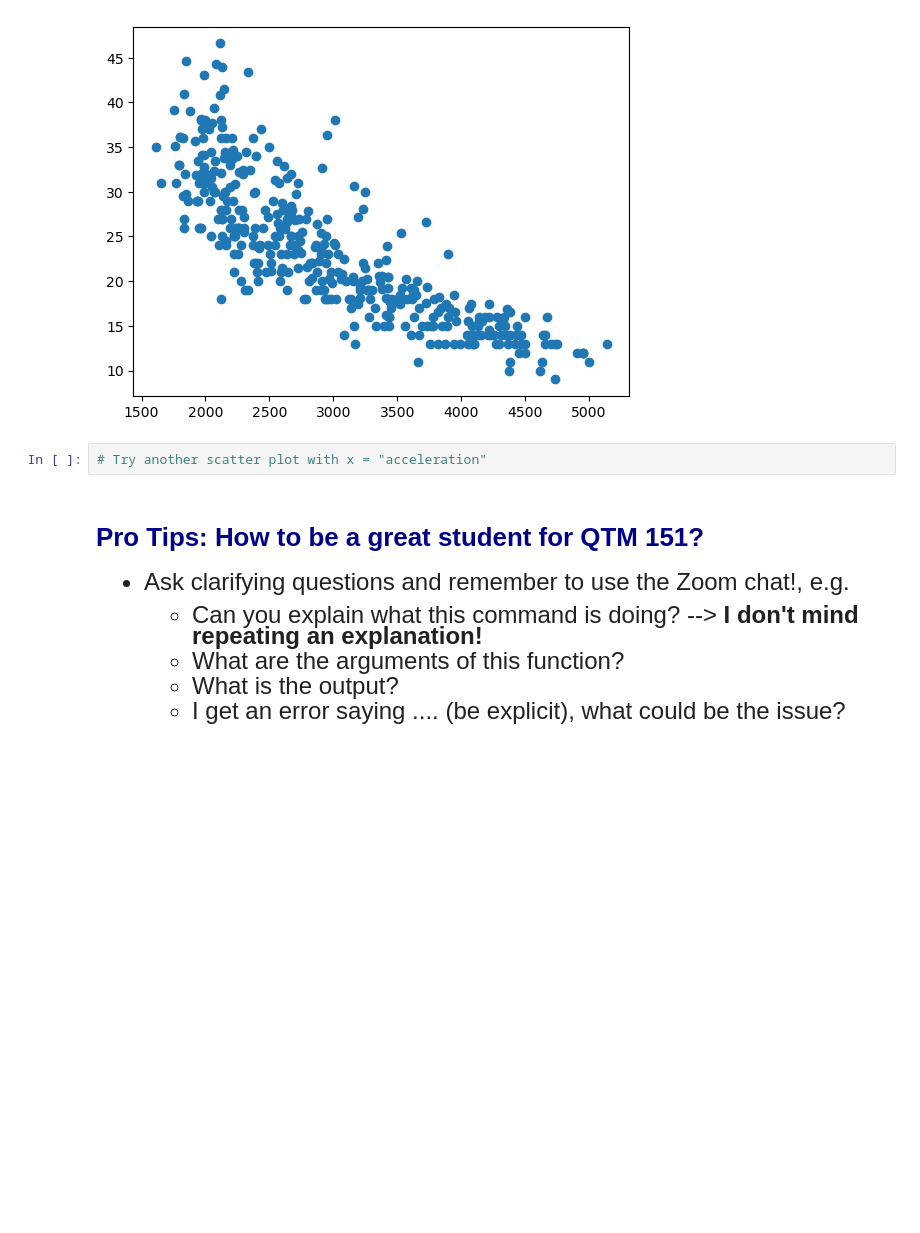
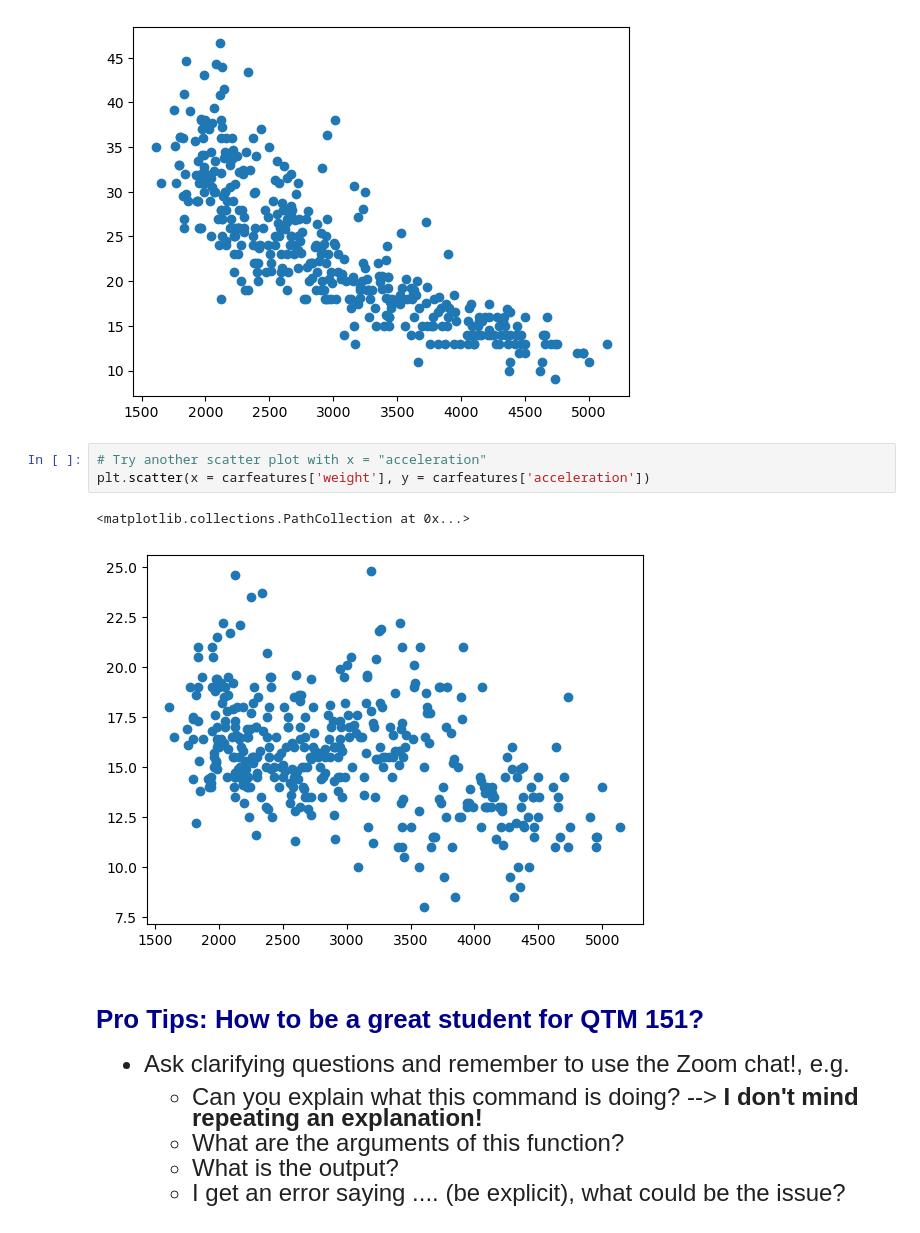
Before and after one commit to howiebrown/qtm151_fall_2023, a Jupyter notebook: lecture_01/Lecture1.ipynb, the cells around one changed output. Drawn from its saved outputs; the diff is of its cells as text; blank space fills up the shorter version.

```diff
--- a/lecture_01/Lecture1.ipynb
+++ b/lecture_01/Lecture1.ipynb
@@ -261,6 +276,10 @@ plt.show()
 [figure]
 # %%
 # Try another scatter plot with x = "acceleration"
+plt.scatter(x = carfeatures['weight'], y = carfeatures['acceleration'])
+# %% [output]
+<matplotlib.collections.PathCollection at 0x...>
+[figure, added]
 # %% [markdown]
 
 
```
Also changed, not shown: parts of 1 cell of this notebook, 4 other files.
